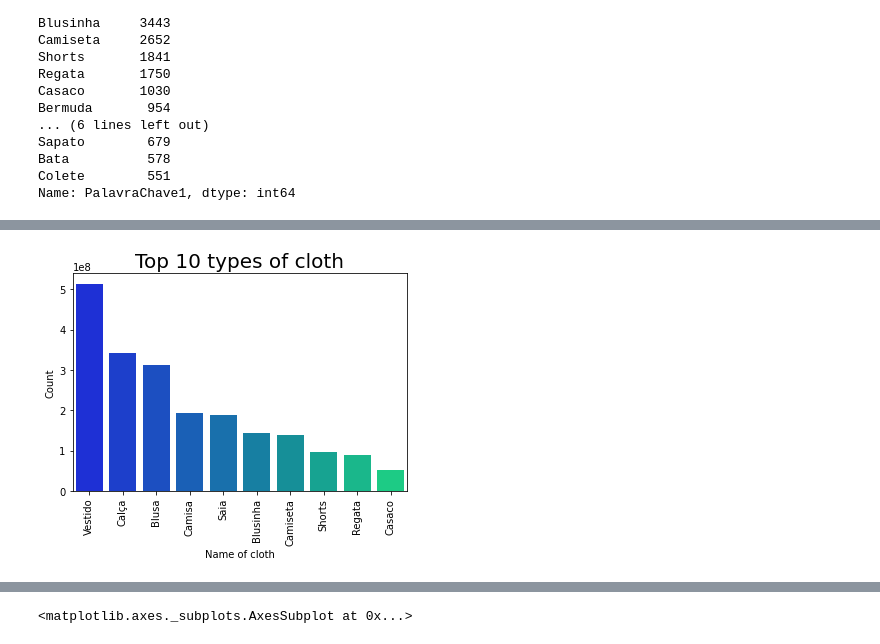
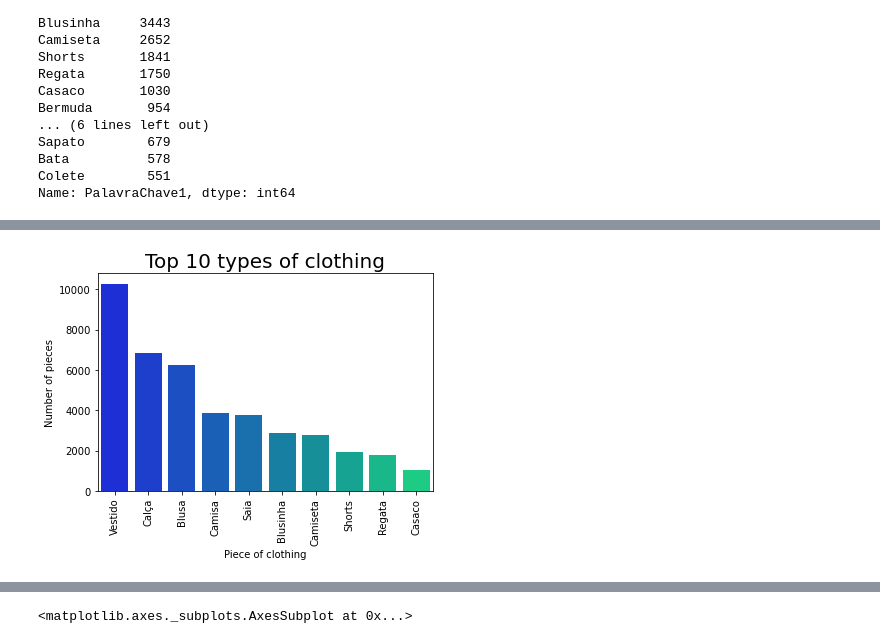
Before and after one commit to pedroafleite/thrift_stores, a Jupyter notebook: thrift_store.ipynb, the cells around one changed output, grey strips where cells are left out. Saved outputs shown, nothing was run; the diff lists cells and outputs as text; code cells hidden in the pictures.

```diff
--- a/thrift_store.ipynb
+++ b/thrift_store.ipynb
@@ -146,0 +267,11 @@ Name: PalavraChave1, dtype: int64
+# %%
+#Assign a column filled with '1' to be further counted and grouped
+thrift_b['item'] ='1'
+
+#Since I'm already here, do that for other thrift stores as well
+thrift_a['item'] ='1'
+thrift_c['item'] ='1'
+
+print(thrift_a.columns)
+print(thrift_b.columns)
+print(thrift_c.columns)
@@ -147,14 +297,13 @@ Name: PalavraChave1, dtype: int64
 # %%
-#Histogram now!
-color = plt.cm.winter(np.linspace(0, 10, 100))
+#Histogram the previous data
 x = pd.DataFrame(thrift_b.groupby(['PalavraChave1'])['id'].sum().reset_index())
 x.sort_values(by = ['id'], ascending = False, inplace = True)
 
-sns.barplot(x['PalavraChave1'].head(10), y = x['id'].head(10), data = x, palette = 'winter')
-plt.title('Top 10 types of cloth', fontsize = 20)
-plt.xlabel('Name of cloth')
+sns.barplot(x['PalavraChave1'].head(10), y = (x['id'].head(10))*0.00002, data = x, palette = 'winter')
+plt.title('Top 10 types of clothing', fontsize = 20)
+plt.xlabel('Piece of clothing')
 plt.xticks(rotation = 90)
-plt.ylabel('Count')
+plt.ylabel('Number of pieces')
 plt.show()
 # %% [output]
-[figure, old version]
+[figure, new version]
```
Also changed, not shown: parts of 62 cells of this notebook.
